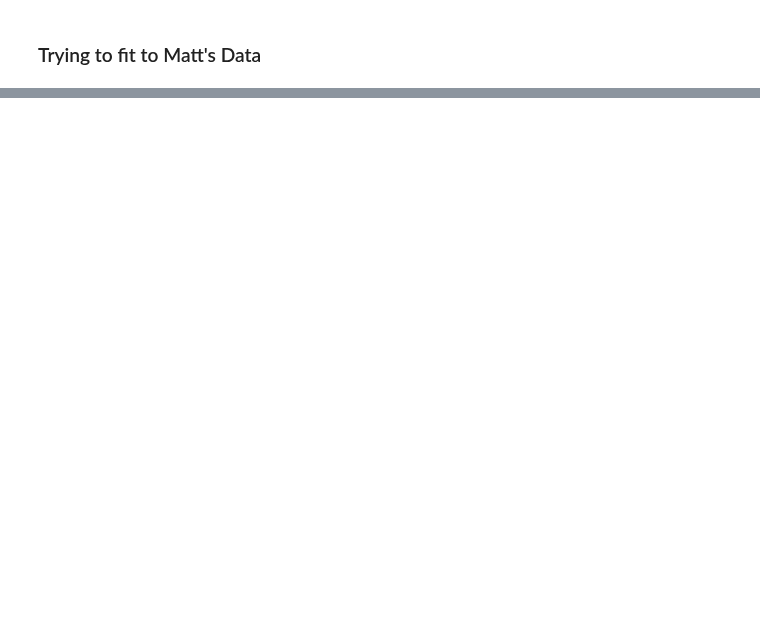
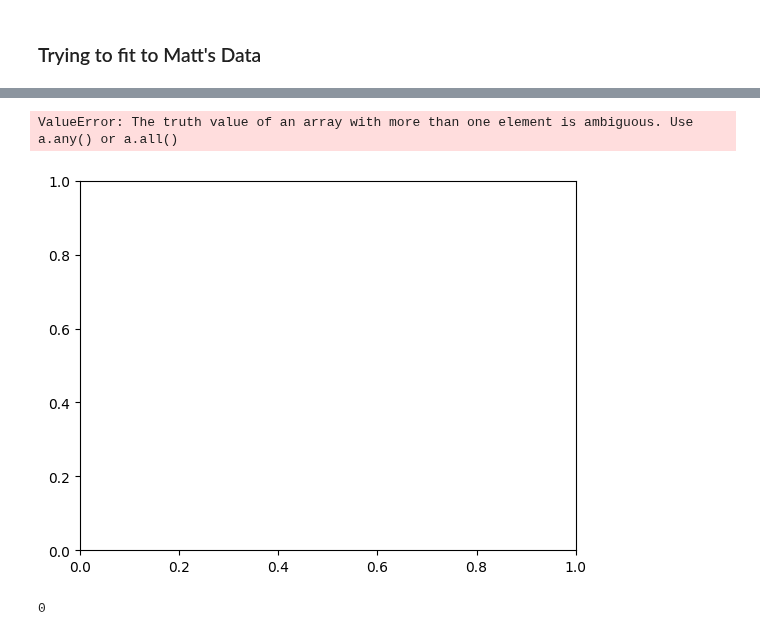
Before and after one commit to draeloslab/stim_behavior, a Jupyter notebook: notebooks/sigmoid.ipynb, the cells around one changed output, grey strips where cells are left out. Drawn from its saved outputs; the diff is of its cells as text; code cells hidden in the pictures; blank space fills up the shorter version.

```diff
--- a/notebooks/sigmoid.ipynb
+++ b/notebooks/sigmoid.ipynb
@@ -178,0 +152,3 @@ Could not fit Line for FCR Index
+# %%
+electrodeStates = list(itertools.product([0,1], repeat=5))  # all possible electrode states
+electrodeStates
@@ -178,0 +173,16 @@ Could not fit Line for FCR Index
+# %%
+def sigmoidSum(state, realParams):
+    for e, is_active in enumerate(state):
+        print(e)
+        index, mrs, wrist = 0, 0, 0
+        # print(e, is_active)
+        if (is_active):
+            param = realParams[(realParams['Muscle'] == e) & (realParams['Arm'] == 0)].loc[:,['L','x0','k','b']].values[0]
+            index+= sigmoid(pulseWidth, *param )
+            param = realParams[(realParams['Muscle'] == e) & (realParams['Arm'] == 1)].loc[:,['L','x0','k','b']].values[0]
+            mrs+= sigmoid(pulseWidth, *param )
+            param = realParams[(realParams['Muscle'] == e) & (realParams['Arm'] == 2)].loc[:,['L','x0','k','b']].values[0]
+            wrist+= sigmoid(pulseWidth, *param )
+    return index, mrs, wrist
+
+sigmoidSum(electrodeStates[3], realParams)
@@ -178,0 +204,3 @@ Could not fit Line for FCR Index
+# %%
+angle_spaces = [sigmoidSum(state, realParams) for state in electrodeStates]
+angle_spaces
@@ -178,0 +225,17 @@ Could not fit Line for FCR Index
+# %%
+wrist_angles = (angle_spaces[:, 0])  # Extract wrist angles
+
+# Creating the histogram (1D plot) for wrist angles
+plt.figure()
+plt.hist(wrist_angles, bins=10)  # Adjust bins as needed
+plt.xlabel('Wrist Angle')
+plt.ylabel('Frequency')
+plt.title('Distribution of Achievable Wrist Angles')
+plt.show()
+# %% [output]
+ValueError: The truth value of an array with more than one element is ambiguous. Use a.any() or a.all()
+[figure, added]
+# %%
+wrist_angles[0]
+# %% [output]
+0
```
Also changed, not shown: parts of 13 cells of this notebook, 1 other file.
